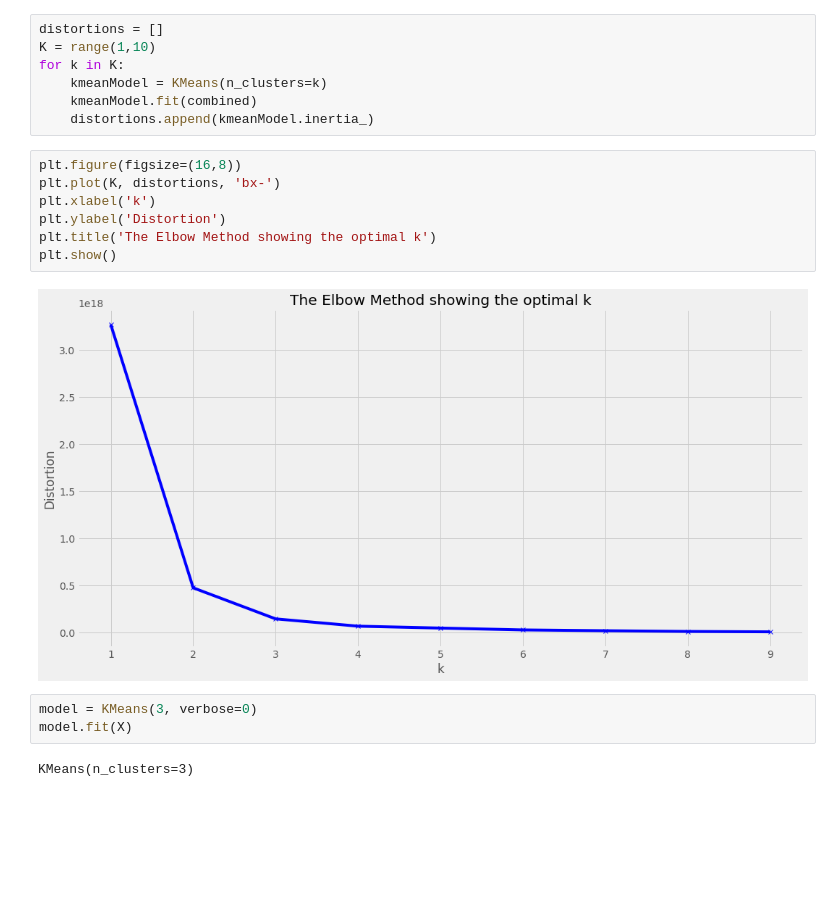
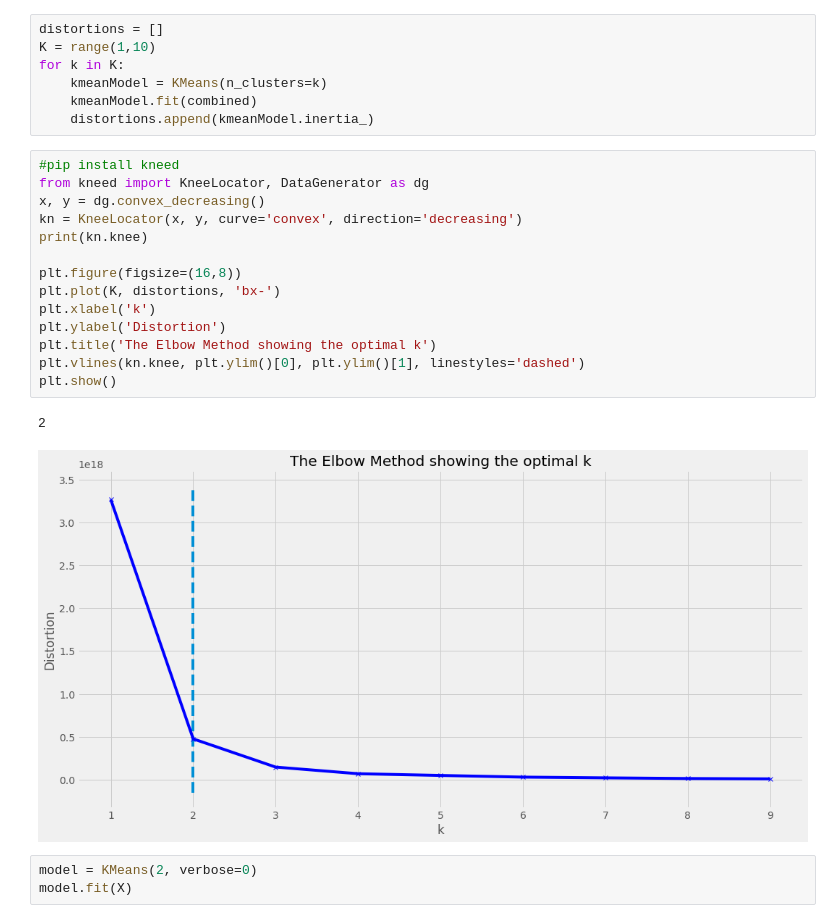
Before and after one commit to minxuan1509/IDS-FAO-Analysis, a Jupyter notebook: IDS FAO.ipynb, the cells around one changed output. Cells and saved outputs as stored; diff of their text form; blank space fills up the shorter version.

```diff
--- a/IDS FAO.ipynb
+++ b/IDS FAO.ipynb
@@ -1040,19 +1036,25 @@ for k in K:
     kmeanModel.fit(combined)
     distortions.append(kmeanModel.inertia_)
 # %%
+#pip install kneed
+from kneed import KneeLocator, DataGenerator as dg
+x, y = dg.convex_decreasing()
+kn = KneeLocator(x, y, curve='convex', direction='decreasing')
+print(kn.knee)
+
 plt.figure(figsize=(16,8))
 plt.plot(K, distortions, 'bx-')
 plt.xlabel('k')
 plt.ylabel('Distortion')
 plt.title('The Elbow Method showing the optimal k')
+plt.vlines(kn.knee, plt.ylim()[0], plt.ylim()[1], linestyles='dashed')
 plt.show()
 # %% [output]
+2
-[figure, old version]
+[figure, new version]
 # %%
-model = KMeans(3, verbose=0)
+model = KMeans(2, verbose=0)
 model.fit(X)
-# %% [output]
-KMeans(n_clusters=3)
 # %%
 print(model.cluster_centers_.shape)
 model.cluster_centers_
```
Also changed, not shown: parts of 21 cells of this notebook.
